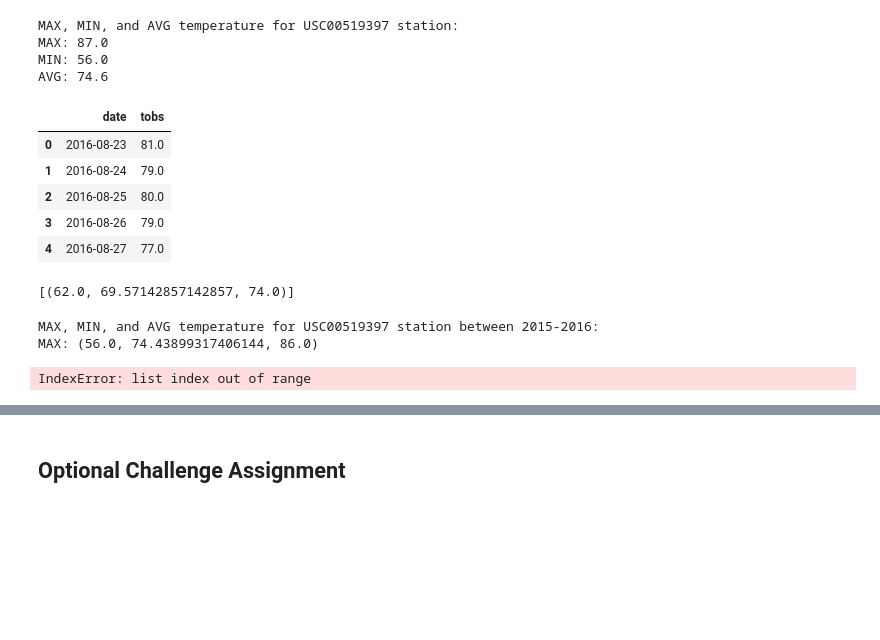
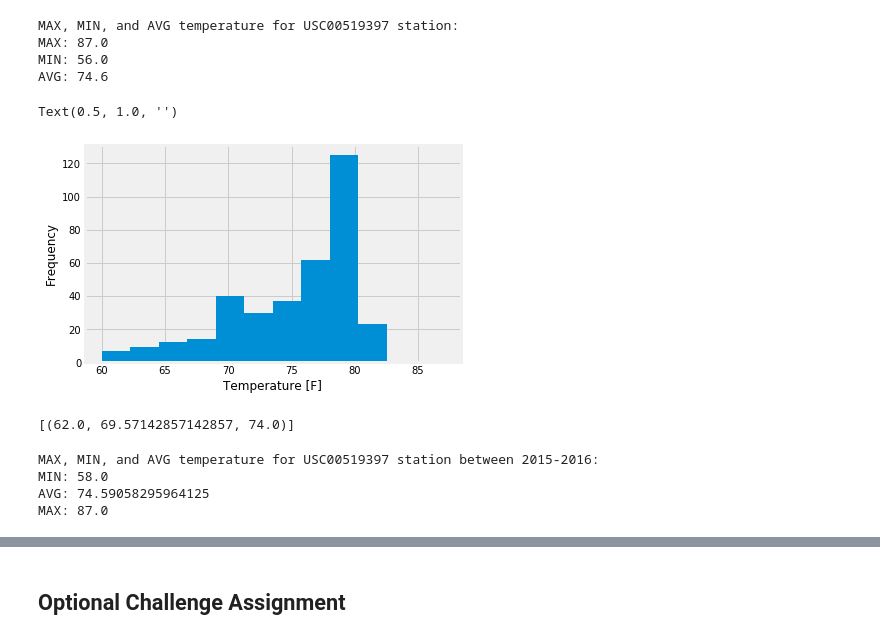
Before and after one commit to ramsun/climate-data-retrival-analysis-and-storgage, a Jupyter notebook: Climate Analysis.ipynb, the cells around one changed output, grey strips where cells are left out. Cells and saved outputs as stored; diff of their text form; code cells hidden in the pictures; blank space fills up the shorter version.

```diff
--- a/Climate Analysis.ipynb
+++ b/Climate Analysis.ipynb
@@ -138,24 +150,22 @@ AVG: 74.6
 # %%
 # Choose the station with the highest number of temperature observations.
 # Query the last 12 months of temperature observation data for this station and plot the results as a histogram
-from sqlalchemy import and_
 
 # create a query
 temperature_query = select([Measurement.date, Measurement.tobs]).\
 where(and_(Measurement.station == station_tag, between(Measurement.date, year_ago,latest_date)))
 
-#
+# Store the query in a dataframe
 top_station_temps_df = pd.read_sql(temperature_query, conn)
 
-# print to JN
-top_station_temps_df.head()
+# plot the results on a histogram
+top_station_temps_df.hist(column='tobs', bins = 12)
+plt.title(f"Temperature Frequencies for {station_tag} between {}")
+plt.ylabel("Frequency")
+plt.xlabel("Temperature [F]")
 # %% [output]
-|  | date | tobs |
-| 0 | 2016-08-23 | 81.0 |
-| 1 | 2016-08-24 | 79.0 |
-| 2 | 2016-08-25 | 80.0 |
-| 3 | 2016-08-26 | 79.0 |
-| 4 | 2016-08-27 | 77.0 |
+Text(0.5, 1.0, '')
+[figure, added]
 # %%
 # This function called `calc_temps` will accept start date and end date in the format '%Y-%m-%d'
 # and return the minimum, average, and maximum temperatures for that range of dates
@@ -181,22 +191,19 @@ print(calc_temps('2012-02-28', '2012-03-05'))
 # Use your previous function `calc_temps` to calculate the tmin, tavg, and tmax
 # for your trip using the previous year's data for those same dates.
 
-#
-date_2016 = latest_date - dt.timedelta(days=365)
-year_ago_from_date_2016 = year_ago - dt.timedelta(days=365)
+# Store the summary data in the previous_year_stats list
+previous_year_stats = calc_temps(year_ago, latest_date)
 
-#
-previous_year_stats = calc_temps(year_ago_from_date_2016,date_2016)
-
-# Print to JN
+# Print to JN Output window
 print(f"MAX, MIN, and AVG temperature for {station_tag} station between 2015-2016:")
-print(f"MAX: {previous_year_stats[0]}")
-print(f"MIN: {previous_year_stats[1]}")
-print(f"AVG: {previous_year_stats[2]}")
+print(f"MIN: {previous_year_stats[0][0]}")
+print(f"AVG: {previous_year_stats[0][1]}")
+print(f"MAX: {previous_year_stats[0][2]}")
 # %% [output]
 MAX, MIN, and AVG temperature for USC00519397 station between 2015-2016:
-MAX: (56.0, 74.43899317406144, 86.0)
+MIN: 58.0
+AVG: 74.59058295964125
+MAX: 87.0
-IndexError: list index out of range
 # %%
 # Plot the results from your previous query as a bar chart.
 # Use "Trip Avg Temp" as your Title
```
Also changed, not shown: parts of 11 cells of this notebook.
